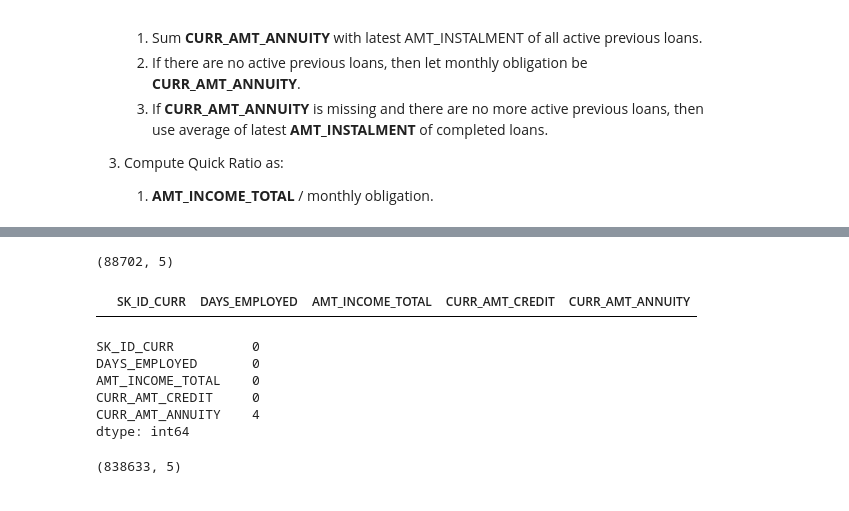
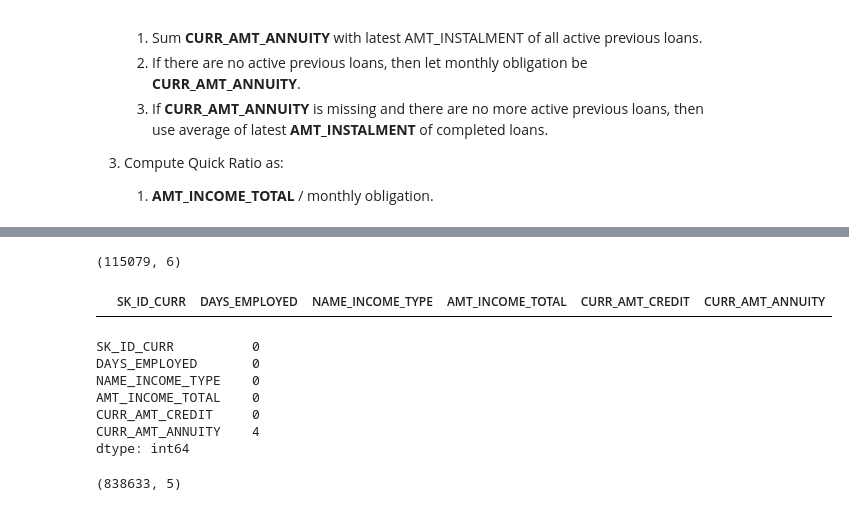
Before and after one commit to HoWeiChin/GA_Capstone, a Jupyter notebook: extracting-instalment-payment-features.ipynb, the cells around one changed output, grey strips where cells are left out. Cells and saved outputs as stored; diff of their text form; code cells hidden in the pictures.

```diff
--- a/extracting-instalment-payment-features.ipynb
+++ b/extracting-instalment-payment-features.ipynb
@@ -293,7 +294,14 @@ sns.boxplot(data=viz_money_owed_df, x="TARGET", y="MONEY_OWED")
 3. Compute Quick Ratio as:
     1. **AMT_INCOME_TOTAL** / monthly obligation.
 # %%
-cols_to_keep = ['SK_ID_CURR', 'DAYS_EMPLOYED', 'AMT_INCOME_TOTAL', 'CURR_AMT_CREDIT', 'CURR_AMT_ANNUITY']
-income_df = at_most_3_yr_df.copy()[cols_to_keep].drop_duplicates()
-income_df.shape
+#to set amt_income_total == 0, need to check if there no "bad income for that month"
+cols_to_keep = ['SK_ID_CURR', 'DAYS_EMPLOYED','NAME_INCOME_TYPE',
+                'AMT_INCOME_TOTAL', 'CURR_AMT_CREDIT', 'CURR_AMT_ANNUITY']
+
+income_df = at_most_3_yr_df \
+            .copy()[cols_to_keep] \
+            .drop_duplicates()
+
+print(income_df.shape)
+income_df.head()
 # %% [output]
@@ -300,0 +315,15 @@ income_df.shape
+# %%
+#define unmployed as DAYS_EMPLOYED is indefinite and income-type == 'Unemployed'
+#assume unemployed has no income.
+is_unemployed = (income_df \
+                     .NAME_INCOME_TYPE == 'Unemployed')
+
+unemployed_df = income_df[is_unemployed]
+
+unemployed_ids = unemployed_df \
+                    .SK_ID_CURR.unique()
+
+unemployed_df['AMT_INCOME_TOTAL'] = 0 #need to 2x check this logic
+
+print(unemployed_df.shape)
+unemployed_df.head()
@@ -301,4 +343,4 @@ income_df.shape
 # %%
-unemployed_ids = income_df[income_df.DAYS_EMPLOYED == 365_243].SK_ID_CURR.unique()
-len(unemployed_ids)
+has_income_df = income_df[~(income_df.SK_ID_CURR.isin(unemployed_ids))]
+has_income_df.shape
 # %% [output]
@@ -306,4 +347,0 @@ len(unemployed_ids)
-# %%
-unemployed_df = income_df[income_df.SK_ID_CURR.isin(unemployed_ids)]
-unemployed_df['AMT_INCOME_TOTAL'] = 0
-unemployed_df.head()
@@ -321,18 +348,16 @@ See the caveats in the documentation: https://pandas.pydata.org/pandas-docs/stab
-# %%
-employed_df = income_df[~(income_df.SK_ID_CURR.isin(unemployed_ids))]
-employed_df.shape
-# %% [output]
-(88702, 5)
 # %%
-income_df = pd.concat([employed_df, unemployed_df])
+income_df = pd.concat([has_income_df, unemployed_df])
+print(income_df.shape)
 income_df[income_df.AMT_INCOME_TOTAL < 0] #ensure not negative income
 # %% [output]
+(115079, 6)
-|  | SK_ID_CURR | DAYS_EMPLOYED | AMT_INCOME_TOTAL | CURR_AMT_CREDIT | CURR_AMT_ANNUITY |
+|  | SK_ID_CURR | DAYS_EMPLOYED | NAME_INCOME_TYPE | AMT_INCOME_TOTAL | CURR_AMT_CREDIT | CURR_AMT_ANNUITY |
 # %%
 income_df.isnull().sum()
 # %% [output]
 SK_ID_CURR          0
 DAYS_EMPLOYED       0
+NAME_INCOME_TYPE    0
 AMT_INCOME_TOTAL    0
 CURR_AMT_CREDIT     0
 CURR_AMT_ANNUITY    4
```
Also changed, not shown: parts of 16 cells of this notebook.
